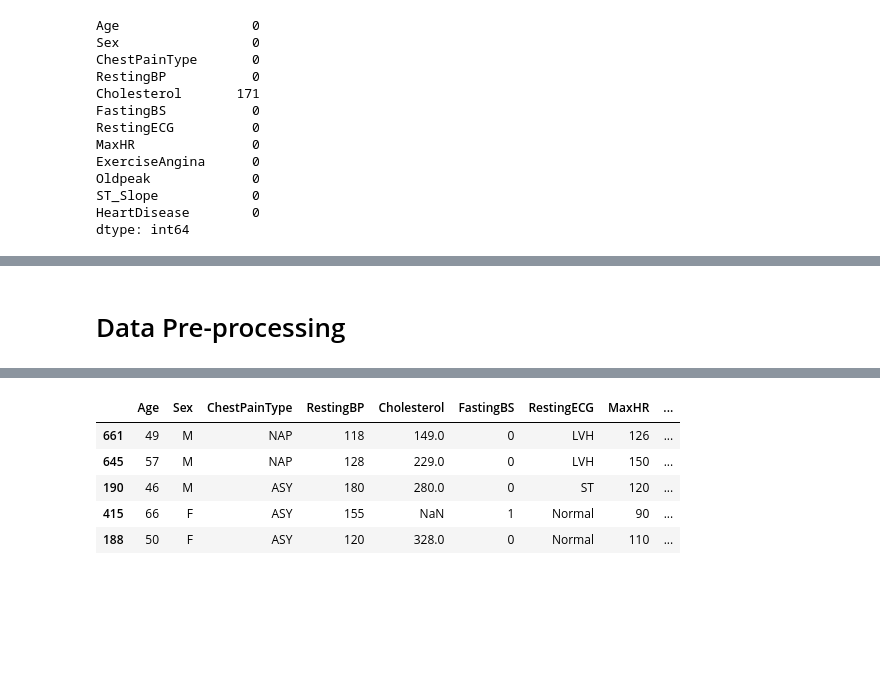
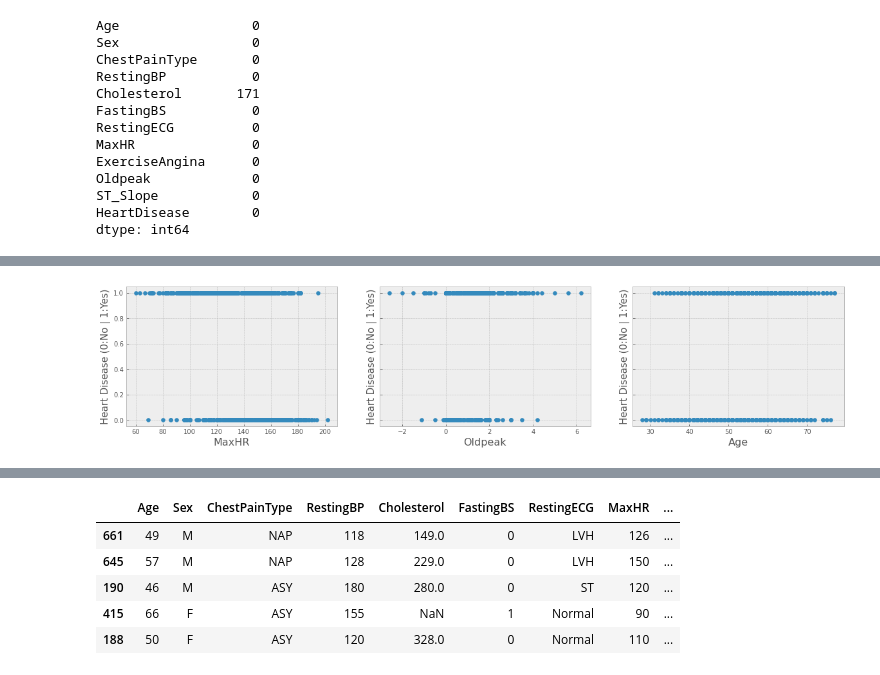
Before and after one commit to Bella3s/heart-disease-classification, a Jupyter notebook: index.ipynb, the cells around one changed output, grey strips where cells are left out. Cells and saved outputs as stored; diff of their text form; code cells hidden in the pictures; blank space fills up the shorter version.

```diff
--- a/index.ipynb
+++ b/index.ipynb
@@ -223,2 +213,11 @@ sns.heatmap(data.corr());
-# %% [markdown]
-# Data Pre-processing
+# %%
+fig, ax = plt.subplots(ncols=3, sharey=True, figsize=(20,4))
+i=0
+for var in ['MaxHR', 'Oldpeak', 'Age']:
+    a = i % 3
+    ax[a].scatter(data['{}'.format(var)], data['HeartDisease'])
+    ax[a].set_xlabel('{}'.format(var), fontsize=16)
+    ax[a].set_ylabel('Heart Disease (0:No | 1:Yes)', fontsize=15)
+    i+=1;
+# %% [output]
+[figure, added]
```
Also changed, not shown: parts of 82 cells of this notebook, 1 other file.
